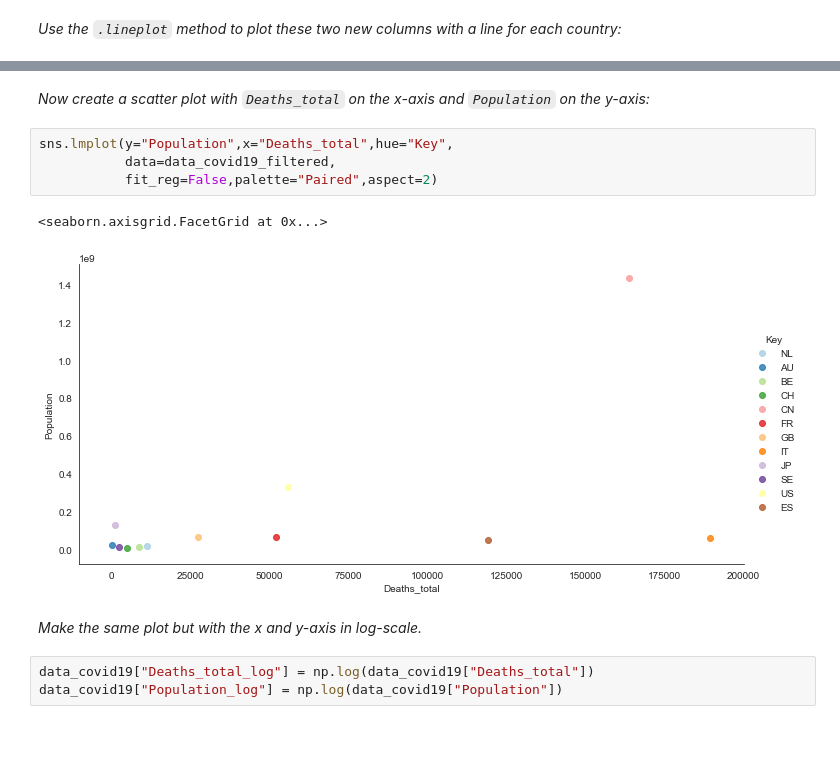
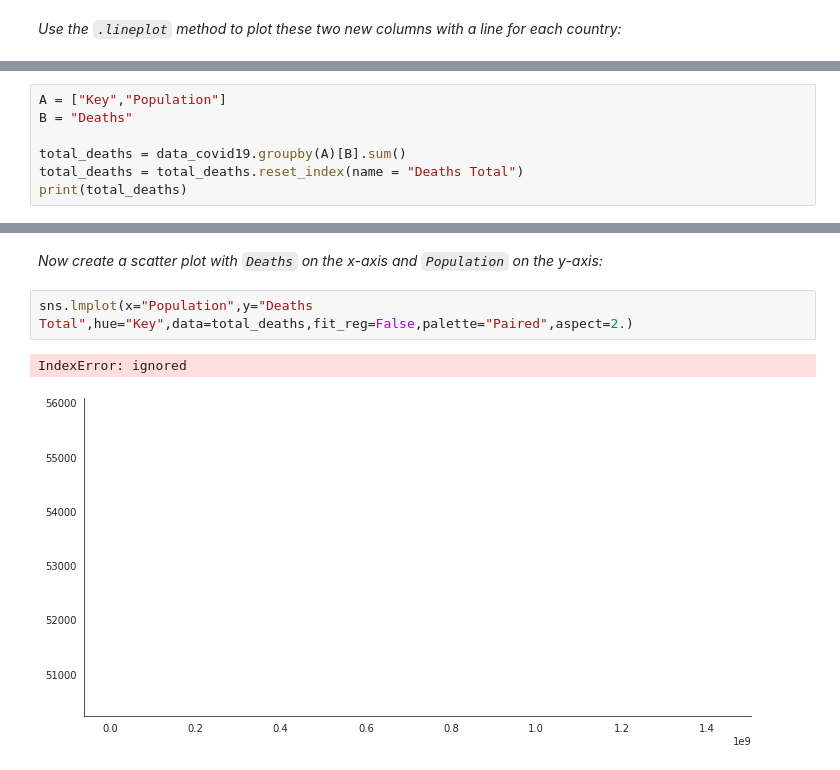
Before and after one commit to mtthsmoore/PRACTUNFINISHED_class_K-means, a Jupyter notebook: practicum/COVID19/COVID-19.ipynb, the cells around one changed output, grey strips where cells are left out. Cells and saved outputs as stored; diff of their text form; blank space fills up the shorter version.

```diff
--- a/practicum/COVID19/COVID-19.ipynb
+++ b/practicum/COVID19/COVID-19.ipynb
@@ -230,0 +229,7 @@ data_covid19_filtered = data_covid19.drop_duplicates(["Key"],keep="last")
+# %%
+A = ["Key","Population"]
+B = "Deaths"
+
+total_deaths = data_covid19.groupby(A)[B].sum()
+total_deaths = total_deaths.reset_index(name = "Deaths Total")
+print(total_deaths)
@@ -231,14 +250,7 @@ data_covid19_filtered = data_covid19.drop_duplicates(["Key"],keep="last")
 # %% [markdown]
-*Now create a scatter plot with `Deaths_total` on the x-axis and `Population` on the y-axis:*
+*Now create a scatter plot with `Deaths` on the x-axis and `Population` on the y-axis:*
 # %%
-sns.lmplot(y="Population",x="Deaths_total",hue="Key",
-           data=data_covid19_filtered,
-           fit_reg=False,palette="Paired",aspect=2)
+sns.lmplot(x="Population",y="Deaths Total",hue="Key",data=total_deaths,fit_reg=False,palette="Paired",aspect=2.)
 # %% [output]
-<seaborn.axisgrid.FacetGrid at 0x...>
+IndexError: ignored
-[figure, old version]
+[figure, new version]
-# %% [markdown]
-*Make the same plot but with the x and y-axis in log-scale.*
-# %%
-data_covid19["Deaths_total_log"] = np.log(data_covid19["Deaths_total"])
-data_covid19["Population_log"] = np.log(data_covid19["Population"])
```
Also changed, not shown: parts of 8 cells of this notebook.
